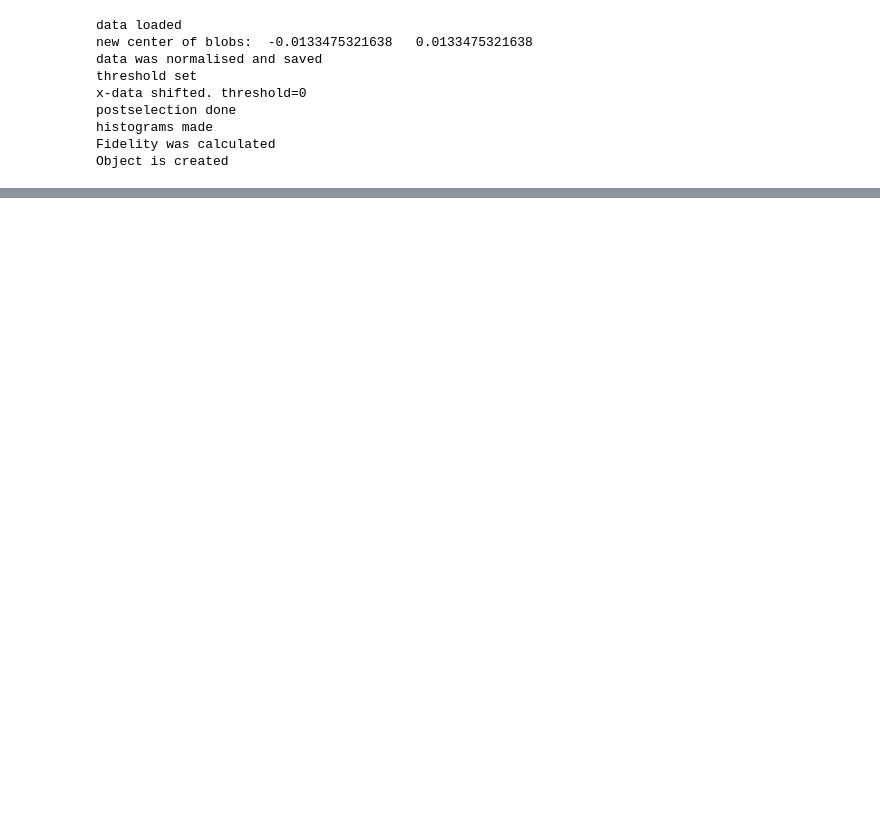
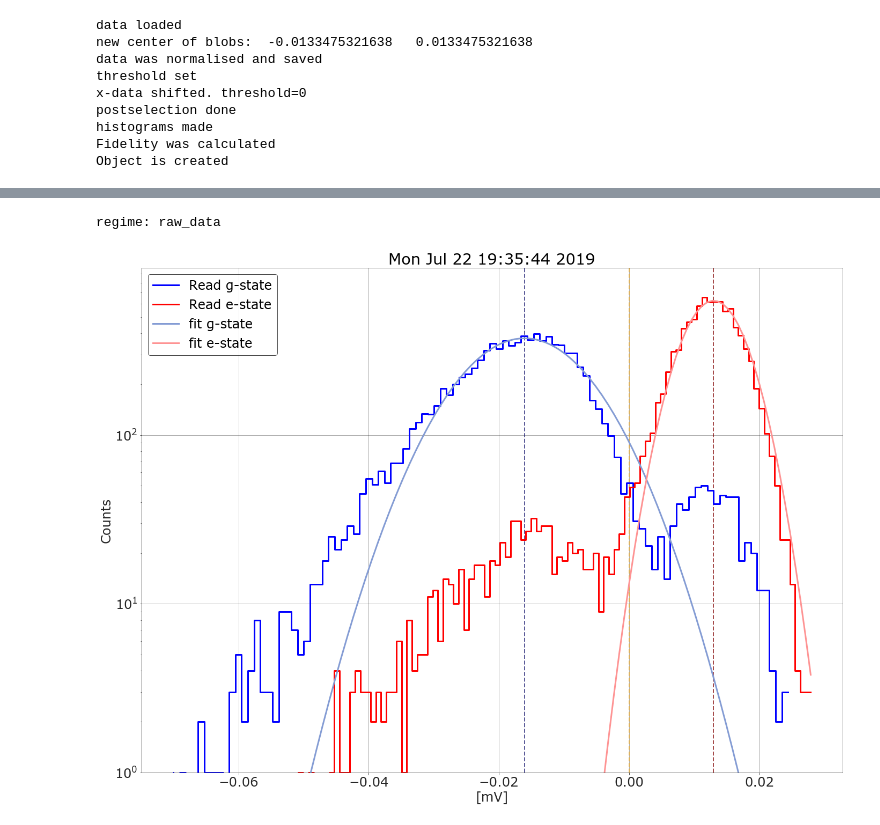
Before and after one commit to qc-coder/SingleShotReadout, a Jupyter notebook: plot_scatter_test.ipynb, the cells around one changed output, grey strips where cells are left out. Drawn from its saved outputs; the diff is of its cells as text; code cells hidden in the pictures; blank space fills up the shorter version.

```diff
--- a/plot_scatter_test.ipynb
+++ b/plot_scatter_test.ipynb
@@ -172,0 +32,6 @@ ax.set_xlabel('xyz')
+# %%
+plt.rc('font', size = 24)
+fig= ssr1.plot_hists(dark=False, figsize=[20,15], lw=3, save=True, savepath='C:\Users\V\Scripts\Spectroscopy_jup\pics', fig_transp=True)
+# %% [output]
+regime: raw_data
+[figure, added]
```
Also changed, not shown: parts of 21 cells of this notebook, 4 other files.
